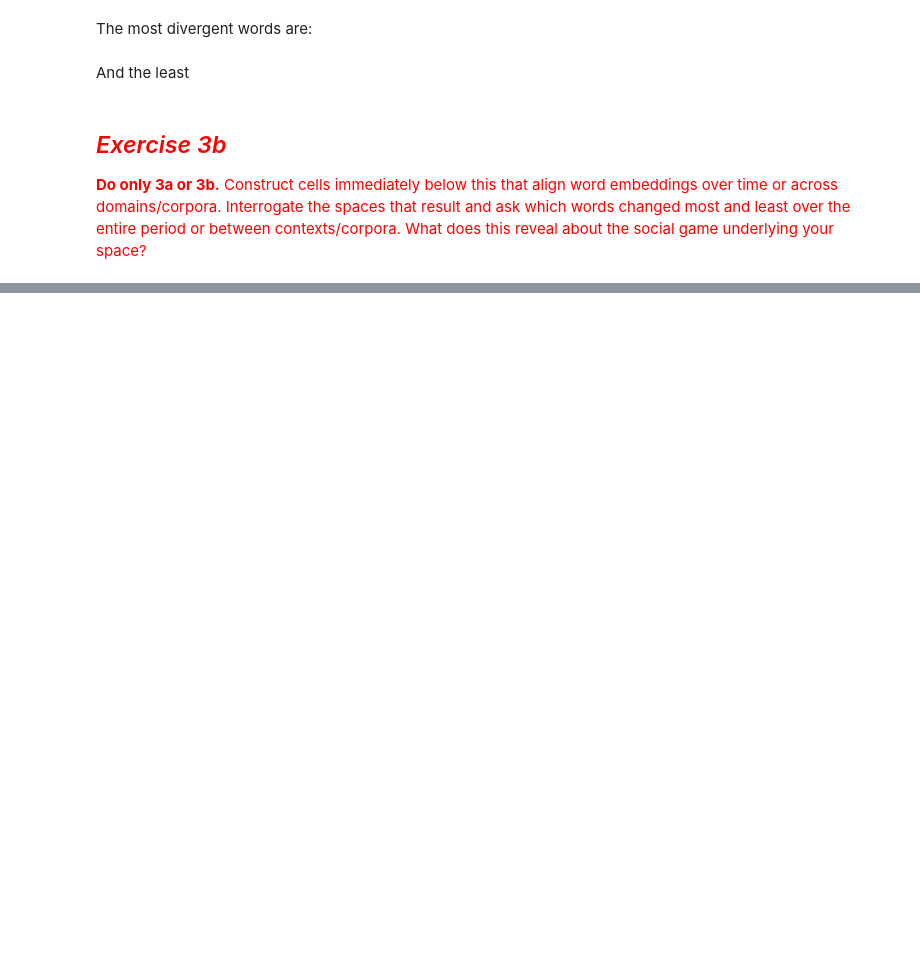
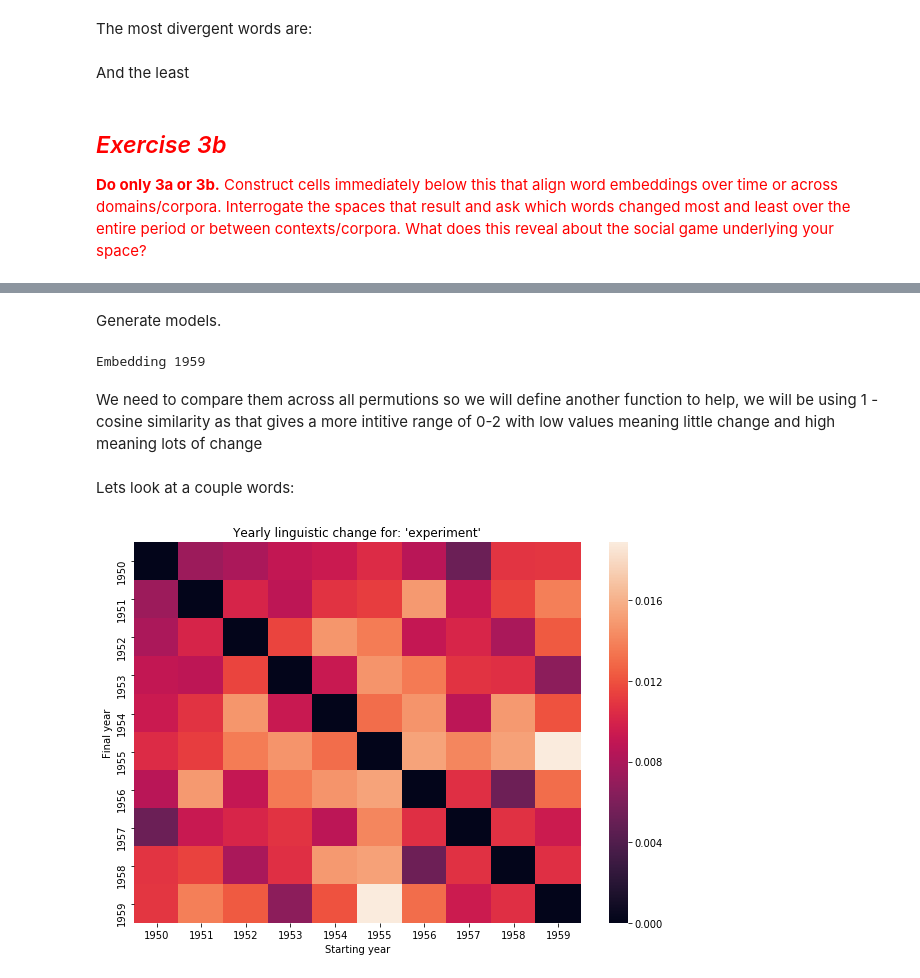
Before and after one commit to zahraamalias/content-analysis-2018, a Jupyter notebook: 4-Word-Embedding/4-Word-Embedding-Supplemental.ipynb, the cells around one changed output, grey strips where cells are left out. Cells and saved outputs as stored; diff of their text form; code cells hidden in the pictures; blank space fills up the shorter version.

```diff
--- a/4-Word-Embedding/4-Word-Embedding-Supplemental.ipynb
+++ b/4-Word-Embedding/4-Word-Embedding-Supplemental.ipynb
@@ -412,0 +528,3 @@ plt.show()
+# %%
+apsDF['tokenized_sents'] = apsDF['abstract'].apply(lambda x: [nltk.word_tokenize(s) for s in nltk.sent_tokenize(x)])
+apsDF['normalized_sents'] = apsDF['tokenized_sents'].apply(lambda x: [lucem_illud.normalizeTokens(s, stopwordLst = lucem_illud.stop_words_basic) for s in x])
@@ -412,0 +554,52 @@ plt.show()
+# %%
+def compareModels(df, category, sort = True):
+    """If you are using time as your category sorting is important"""
+    embeddings_raw = {}
+    cats = sorted(set(df[category]))
+    for cat in cats:
+        #This can take a while
+        print("Embedding {}".format(cat), end = '\r')
+        subsetDF = df[df[category] == cat]
+        #You might want to change the W2V parameters
+        embeddings_raw[cat] = gensim.models.word2vec.Word2Vec(ajsDF['normalized_sents'].sum())
+    #These are much quicker
+    embeddings_aligned = {}
+    for catOuter in cats:
+        embeddings_aligned[catOuter] = [embeddings_raw[catOuter]]
+        for catInner in cats:
+            embeddings_aligned[catOuter].append(smart_procrustes_align_gensim(embeddings_aligned[catOuter][-1], embeddings_raw[catInner]))
+    return embeddings_raw, embeddings_aligned
+# %% [markdown]
+Generate models.
+# %%
+rawEmbeddings, comparedEmbeddings = compareModels(apsDF, 'copyrightYear')
+# %% [output]
+Embedding 1959
+# %% [markdown]
+We need to compare them across all permutions so we will define another function to help, we will be using 1 - cosine similarity as that gives a more intitive range of 0-2 with low values meaning little change and high meaning lots of change
+# %%
+def getDivergenceDF(word, embeddingsDict):
+    dists = []
+    cats = sorted(set(embeddingsDict.keys()))
+    dists = {}
+    for cat in cats:
+        dists[cat] = []
+        for embed in embeddingsDict[cat][1:]:
+            dists[cat].append(np.abs(1 - sklearn.metrics.pairwise.cosine_similarity(np.expand_dims(embeddingsDict[cat][0][word], axis = 0),
+                                                                             np.expand_dims(embed[word], axis = 0))[0,0]))
+    return pandas.DataFrame(dists, index = cats)
+# %% [markdown]
+Lets look at a couple words:
+# %%
+targetWord = 'experiment'
+
+pltDF = getDivergenceDF(targetWord, comparedEmbeddings)
+fig, ax = plt.subplots(figsize = (10, 7))
+seaborn.heatmap(pltDF, ax = ax, annot = False) #set annot True for a lot more information
+ax.set_xlabel("Starting year")
+ax.set_ylabel("Final year")
+ax.set_ylabel("Final year")
+ax.set_title("Yearly linguistic change for: '{}'".format(targetWord))
+plt.show()
+# %% [output]
+[figure, added]
```
Also changed, not shown: parts of 28 cells of this notebook, 1 other file.
